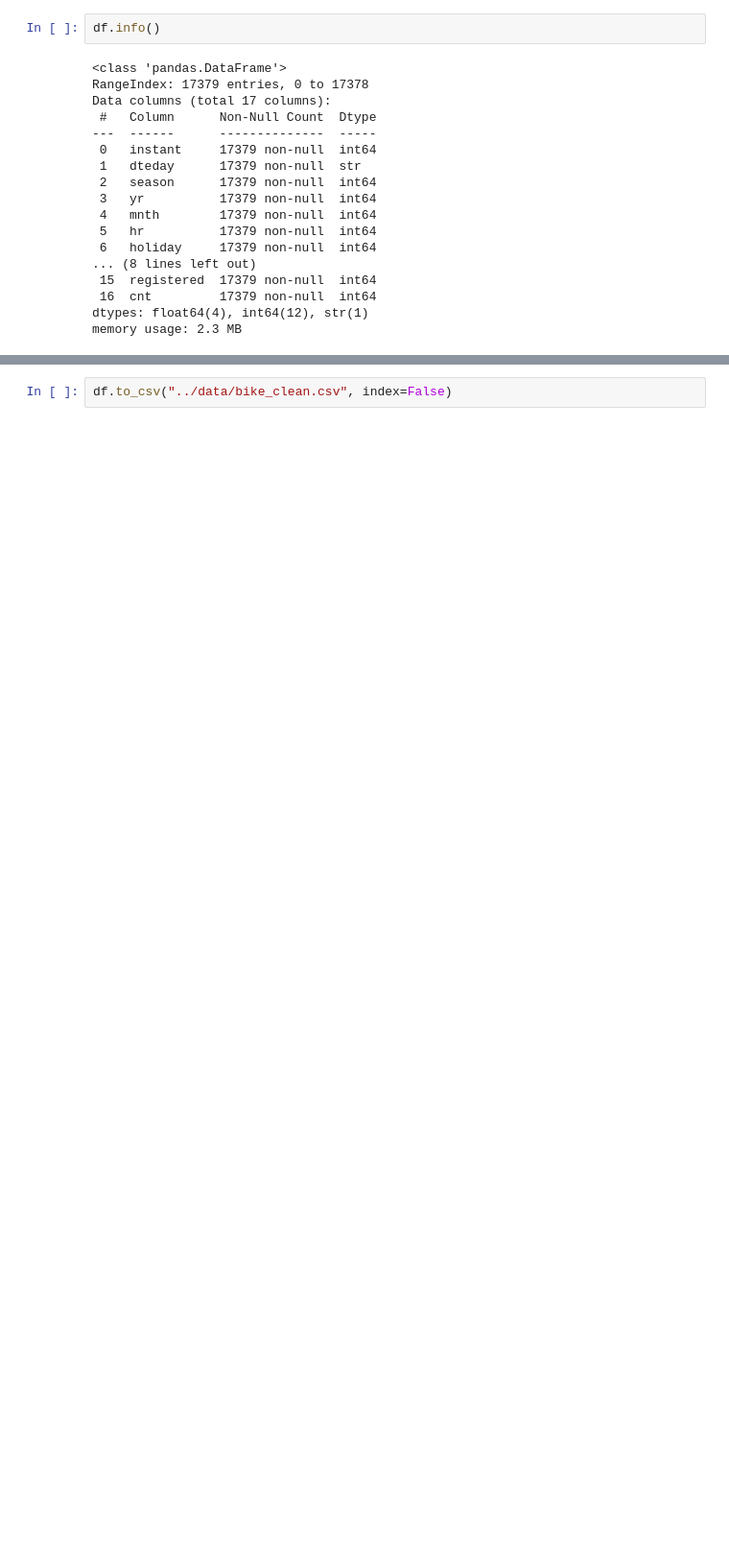
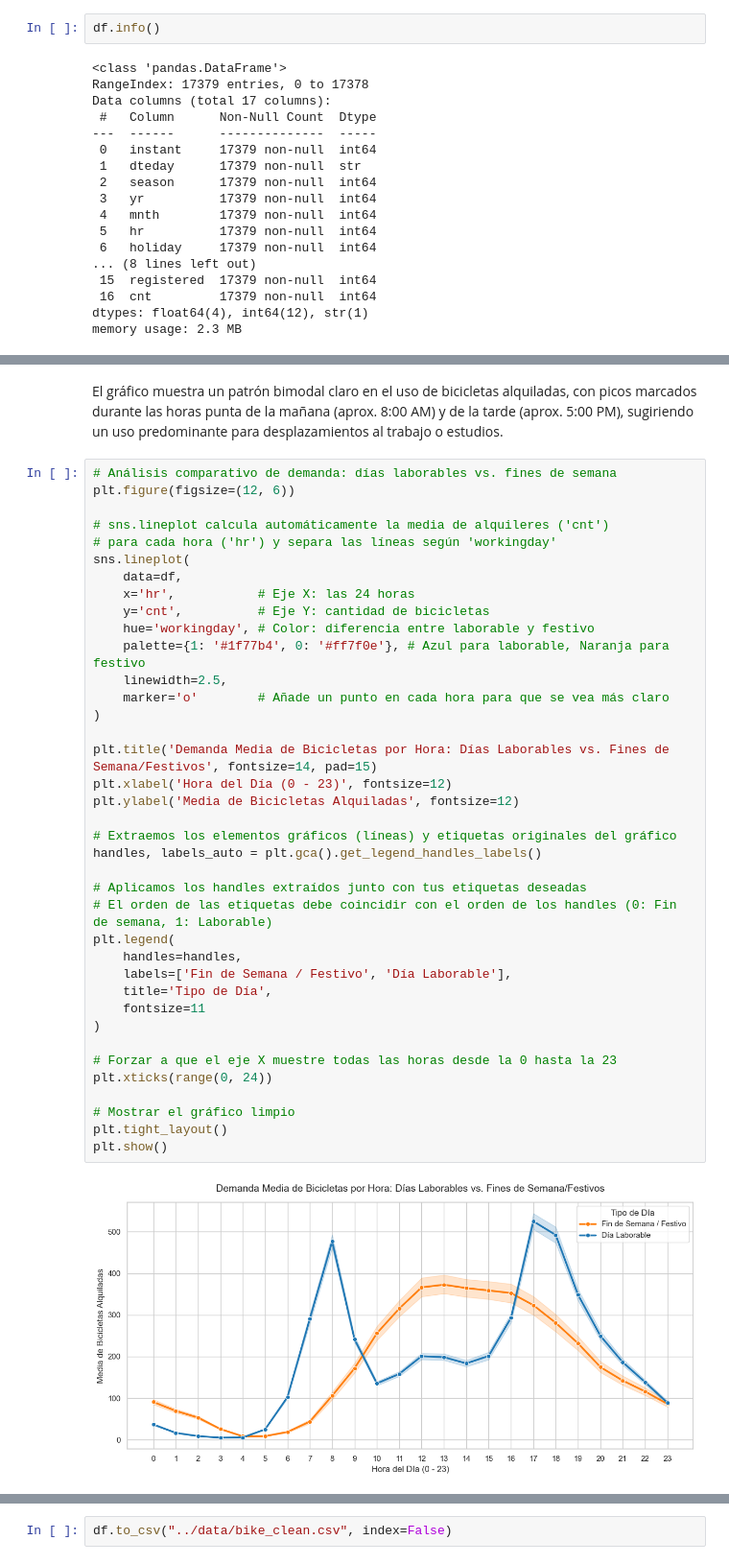
Before and after one commit to Bootcamp-DA-P2/DA-Project-Regression-Grupo1, a Jupyter notebook: notebooks/limpieza_eda.ipynb, the cells around one changed output, grey strips where cells are left out. Shown at 96% size. Saved outputs shown, nothing was run; the diff lists cells and outputs as text; blank space fills up the shorter version.

```diff
--- a/notebooks/limpieza_eda.ipynb
+++ b/notebooks/limpieza_eda.ipynb
@@ -245,0 +208,42 @@ memory usage: 2.0 MB
+# %% [markdown]
+El gráfico muestra un patrón bimodal claro en el uso de bicicletas alquiladas, con picos marcados durante las horas punta de la mañana (aprox. 8:00 AM) y de la tarde (aprox. 5:00 PM), sugiriendo un uso predominante para desplazamientos al trabajo o estudios.
+# %%
+# Análisis comparativo de demanda: días laborables vs. fines de semana
+plt.figure(figsize=(12, 6))
+
+# sns.lineplot calcula automáticamente la media de alquileres ('cnt')
+# para cada hora ('hr') y separa las líneas según 'workingday'
+sns.lineplot(
+    data=df,
+    x='hr',           # Eje X: las 24 horas
+    y='cnt',          # Eje Y: cantidad de bicicletas
+    hue='workingday', # Color: diferencia entre laborable y festivo
+    palette={1: '#1f77b4', 0: '#ff7f0e'}, # Azul para laborable, Naranja para festivo
+    linewidth=2.5,
+    marker='o'        # Añade un punto en cada hora para que se vea más claro
+)
+
+plt.title('Demanda Media de Bicicletas por Hora: Días Laborables vs. Fines de Semana/Festivos', fontsize=14, pad=15)
+plt.xlabel('Hora del Día (0 - 23)', fontsize=12)
+plt.ylabel('Media de Bicicletas Alquiladas', fontsize=12)
+
+# Extraemos los elementos gráficos (líneas) y etiquetas originales del gráfico
+handles, labels_auto = plt.gca().get_legend_handles_labels()
+
+# Aplicamos los handles extraídos junto con tus etiquetas deseadas
+# El orden de las etiquetas debe coincidir con el orden de los handles (0: Fin de semana, 1: Laborable)
+plt.legend(
+    handles=handles,
+    labels=['Fin de Semana / Festivo', 'Día Laborable'],
+    title='Tipo de Día',
+    fontsize=11
+)
+
+# Forzar a que el eje X muestre todas las horas desde la 0 hasta la 23
+plt.xticks(range(0, 24))
+
+# Mostrar el gráfico limpio
+plt.tight_layout()
+plt.show()
+# %% [output]
+[figure, added]
```
Also changed, not shown: parts of 46 cells of this notebook.
